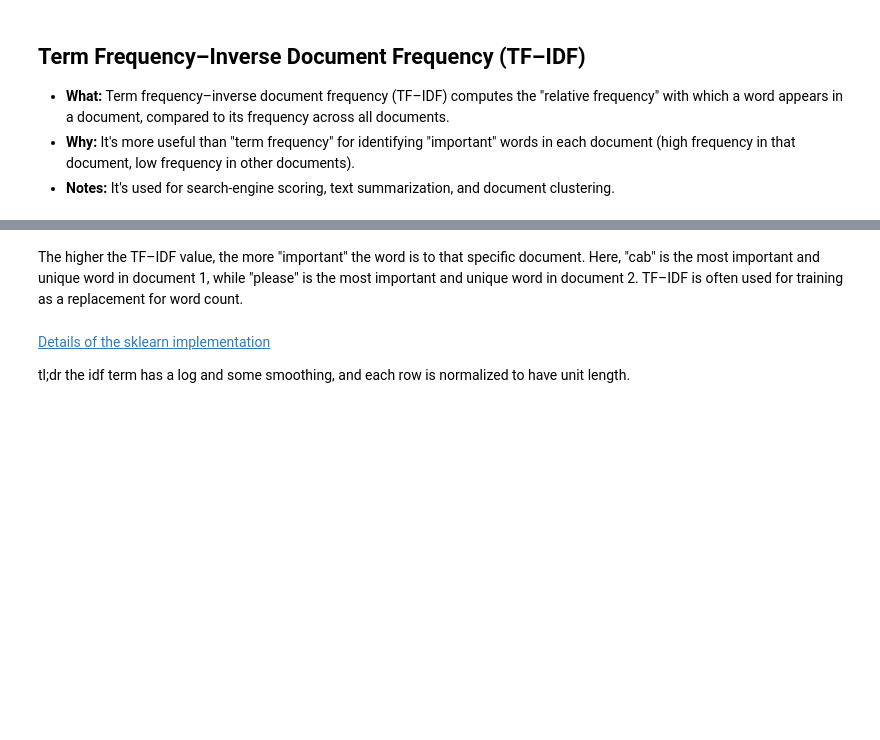
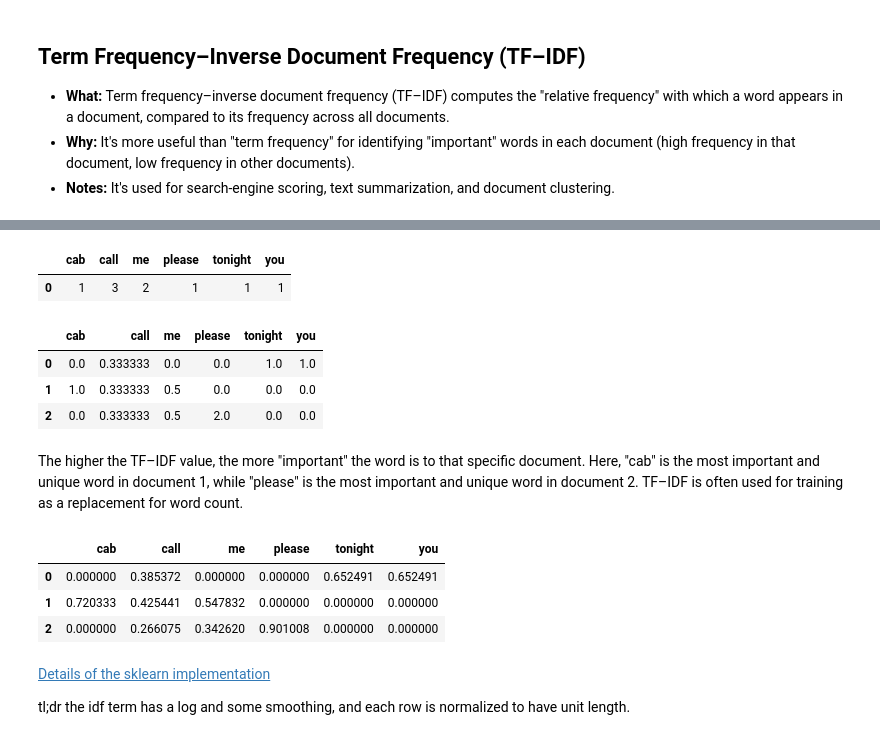
Before and after one commit to naidaire/lesson17_NLP, a Jupyter notebook: natural_language_processing.ipynb, the cells around one changed output, grey strips where cells are left out. Cells and saved outputs as stored; diff of their text form; code cells hidden in the pictures; blank space fills up the shorter version.

```diff
--- a/natural_language_processing.ipynb
+++ b/natural_language_processing.ipynb
@@ -422,7 +853,41 @@ Keep in mind that you should constantly be thinking about the result of each pre
+# %%
+# Document frequency
+# how many times does each term occur across the whole corpus (or all docs)
+#binary just gives 1, 0
+vect = CountVectorizer(binary=True)
+vect.fit(simple_train)
+df = pd.DataFrame(vect.transform(simple_train).todense().sum(axis=0), columns=vect.get_feature_names())
+df
+# %% [output]
+|  | cab | call | me | please | tonight | you |
+| 0 | 1 | 3 | 2 | 1 | 1 | 1 |
+# %%
+# Term frequency–inverse document frequency (simple version)
+# measures how important is this word compared to how frequent it is normally
+
+pd.DataFrame(tf.values/df.values, columns=vect.get_feature_names())
+
+
+
+# call is not so useful to make distinctions, so gets a lower TI-IDF score
+# %% [output]
+|  | cab | call | me | please | tonight | you |
+| 0 | 0.0 | 0.333333 | 0.0 | 0.0 | 1.0 | 1.0 |
+| 1 | 1.0 | 0.333333 | 0.5 | 0.0 | 0.0 | 0.0 |
+| 2 | 0.0 | 0.333333 | 0.5 | 2.0 | 0.0 | 0.0 |
 # %% [markdown]
 The higher the TF–IDF value, the more "important" the word is to that specific document. Here, "cab" is the most important and unique word in document 1, while "please" is the most important and unique word in document 2. TF–IDF is often used for training as a replacement for word count.
 # %%
 # TfidfVectorizer -- uses a slightly different implementation of the same basic idea
+
+vect = TfidfVectorizer()
+vect.fit(simple_train)
+pd.DataFrame(vect.transform(simple_train).todense(), columns=vect.get_feature_names())
+# %% [output]
+|  | cab | call | me | please | tonight | you |
+| 0 | 0.000000 | 0.385372 | 0.000000 | 0.000000 | 0.652491 | 0.652491 |
+| 1 | 0.720333 | 0.425441 | 0.547832 | 0.000000 | 0.000000 | 0.000000 |
+| 2 | 0.000000 | 0.266075 | 0.342620 | 0.901008 | 0.000000 | 0.000000 |
 # %% [markdown]
 [Details of the sklearn implementation](http://scikit-learn.org/stable/modules/feature_extraction.html#text-feature-extraction)
 
```
Also changed, not shown: parts of 86 cells of this notebook, 1 other file.
